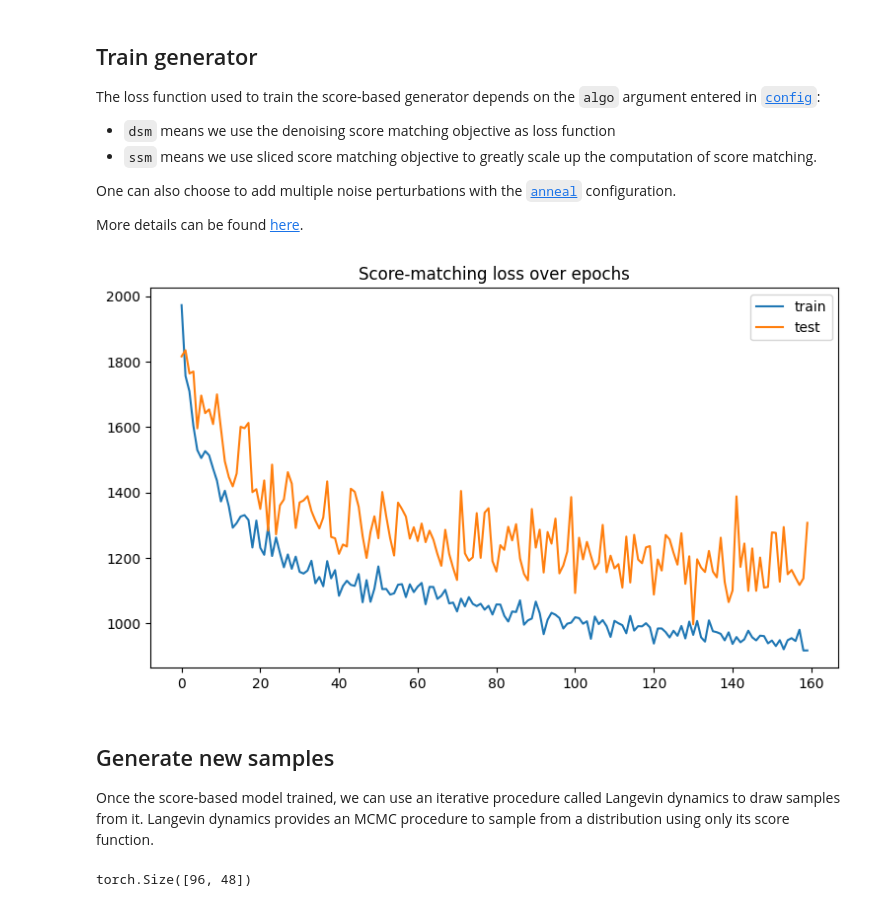
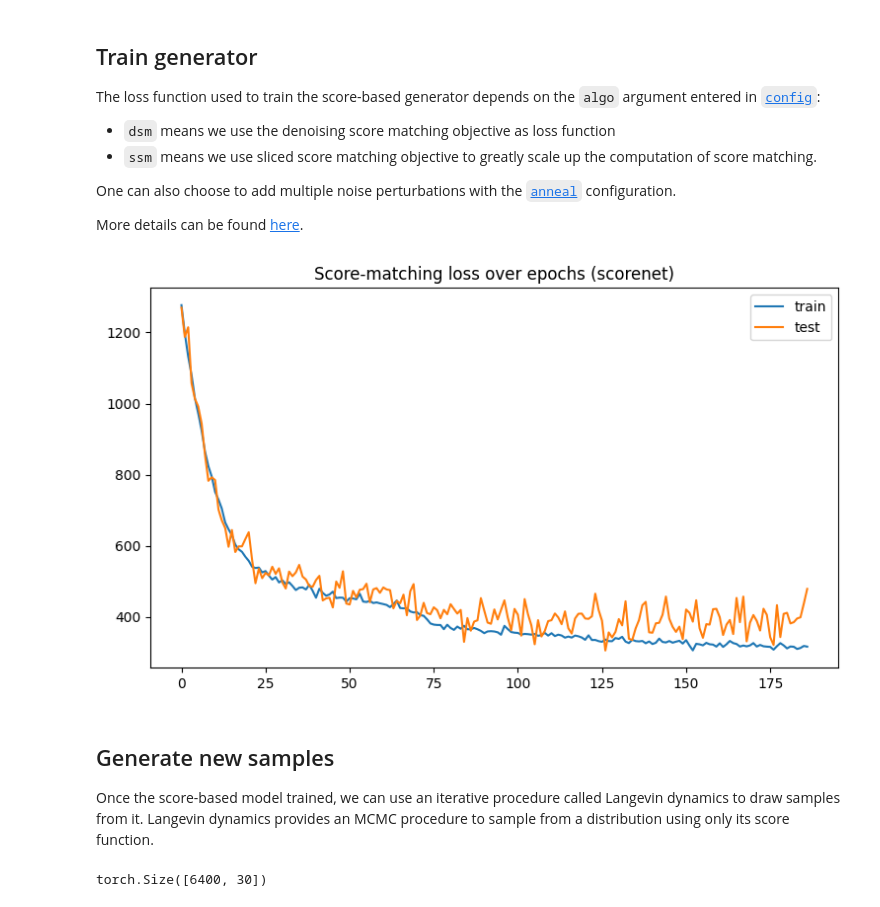
Before and after one commit to PeDiot/tabular-sbgm, a Jupyter notebook: notebook.ipynb, the cells around one changed output. Saved outputs shown, nothing was run; the diff lists cells and outputs as text; code cells hidden in the pictures.

```diff
--- a/notebook.ipynb
+++ b/notebook.ipynb
@@ -67,7 +106,7 @@ Entries which have defaulted on their credit only account for 30% of the entire
 # %% [markdown]
 ## Data preparation
 # %%
-CFG_TYPE = "anneal"                           # "scorenet" or "anneal"
+CFG_TYPE = "scorenet"                           # "scorenet" or "anneal"
 cfg = load_config(f"configs/{CFG_TYPE}.yaml")
 # %%
 data = Data(cfg["data"])
@@ -98,21 +138,21 @@ elif CFG_TYPE == "anneal":
 if cfg["mode"] == "train":
     loss_tracker = runner.train()
 
-elif cfg["mode"] == "test":
+elif cfg["mode"] == "eval":
     loss_tracker = load_pickle(f"{cfg['backup']['dir']}/loss.pkl")
 # %%
-pd.DataFrame(loss_tracker).plot(figsize=(9, 5), title="Score-matching loss over epochs");
+pd.DataFrame(loss_tracker).plot(figsize=(9, 5), title=f"Score-matching loss over epochs ({CFG_TYPE})");
 # %% [output]
-[figure, old version]
+[figure, new version]
 # %% [markdown]
 ## Generate new samples
 
 Once the score-based model trained, we can use an iterative procedure called Langevin dynamics to draw samples from it. Langevin dynamics provides an MCMC procedure to sample from a distribution using only its score function.
 # %%
-synthetic_samples = runner.sample()
+synthetic_samples = runner.sample(n_batches=100)
 synthetic_samples.shape
 # %% [output]
-torch.Size([96, 48])
+torch.Size([6400, 30])
 # %%
 data.generate(synthetic_samples)
 # %%
```
Also changed, not shown: parts of 35 cells of this notebook.
